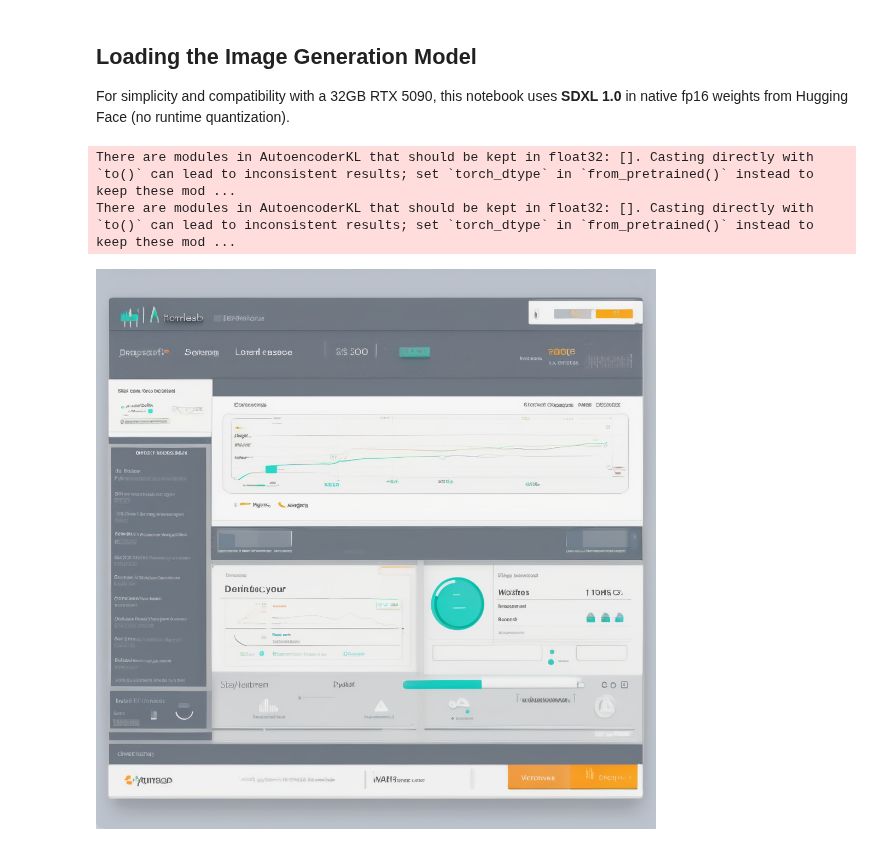
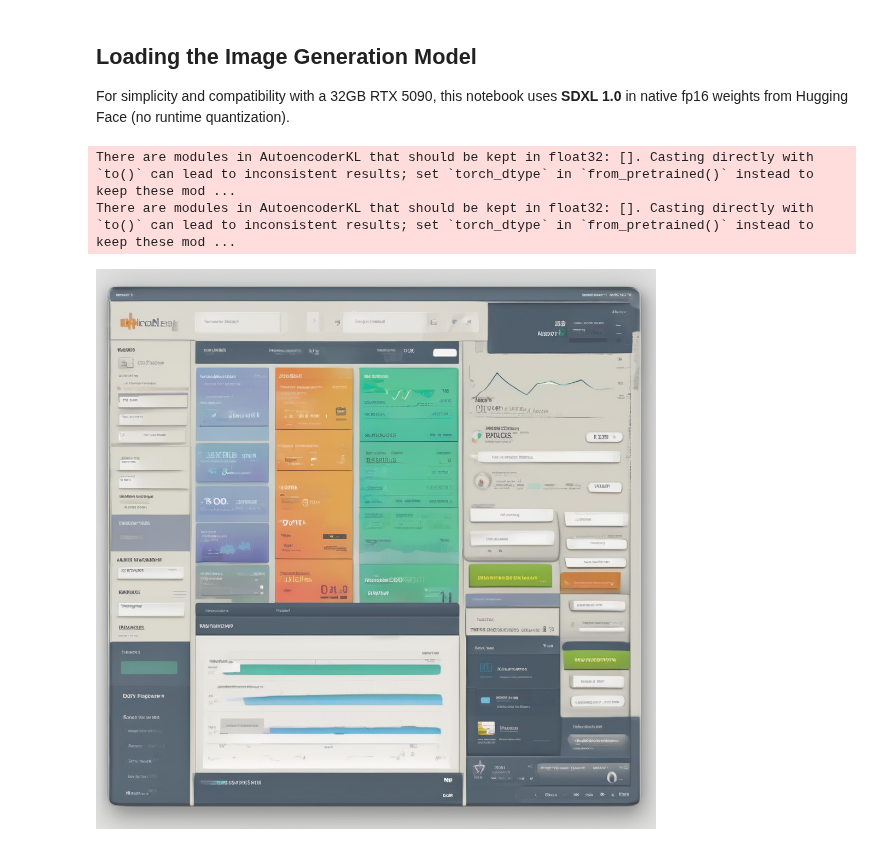
Before and after one commit to danterazo/seis-606, a Jupyter notebook: assignments/hw2/image-generation.ipynb, the cells around one changed output. Saved outputs shown, nothing was run; the diff lists cells and outputs as text; code cells hidden in the pictures.

Commit message:
WIP, prompt engineering and multiple attempts

```diff
--- a/assignments/hw2/image-generation.ipynb
+++ b/assignments/hw2/image-generation.ipynb
@@ -115,8 +115,12 @@ A clean UI mockup for a homelab dashboard in the style of early 2000s websites.
 
 """
 
-generate_image(prompt=prompt, steps=40)
+# take 1
+generate_image(prompt=prompt, steps=40, guidance=5.5)
-# %% [output]
-There are modules in AutoencoderKL that should be kept in float32: []. Casting directly with `to()` can lead to inconsistent results; set `torch_dtype` in `from_pretrained()` instead to keep these mod ...
-There are modules in AutoencoderKL that should be kept in float32: []. Casting directly with `to()` can lead to inconsistent results; set `torch_dtype` in `from_pretrained()` instead to keep these mod ...
-[figure, removed]
+# %%
+# take 2
+generate_image(prompt=prompt, steps=30, guidance=8.0)
+# %% [output]
+There are modules in AutoencoderKL that should be kept in float32: []. Casting directly with `to()` can lead to inconsistent results; set `torch_dtype` in `from_pretrained()` instead to keep these mod ...
+There are modules in AutoencoderKL that should be kept in float32: []. Casting directly with `to()` can lead to inconsistent results; set `torch_dtype` in `from_pretrained()` instead to keep these mod ...
+[figure, added]
```
Also changed, not shown: parts of 2 cells of this notebook.
